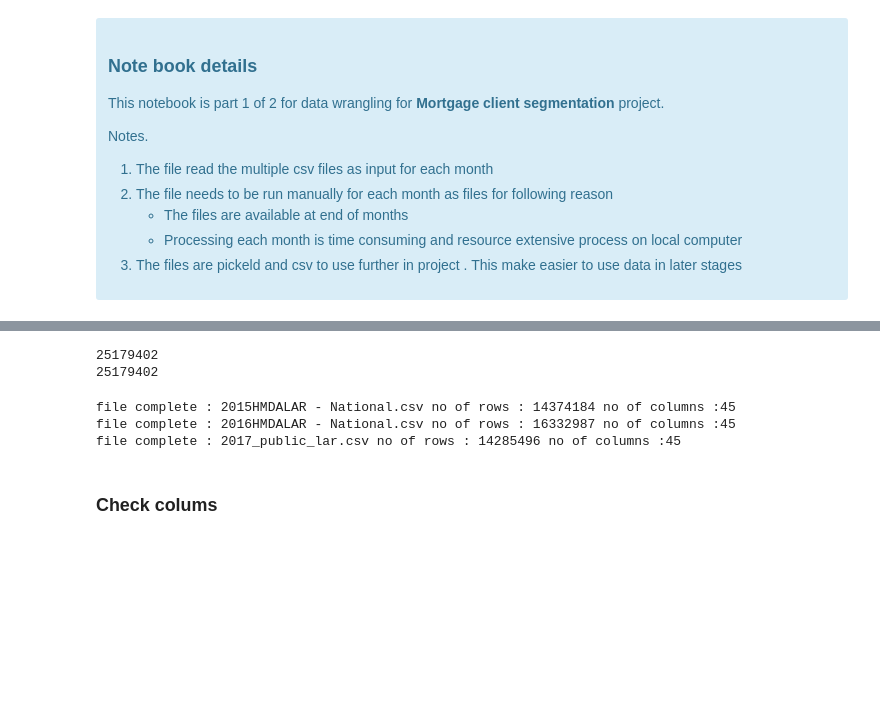
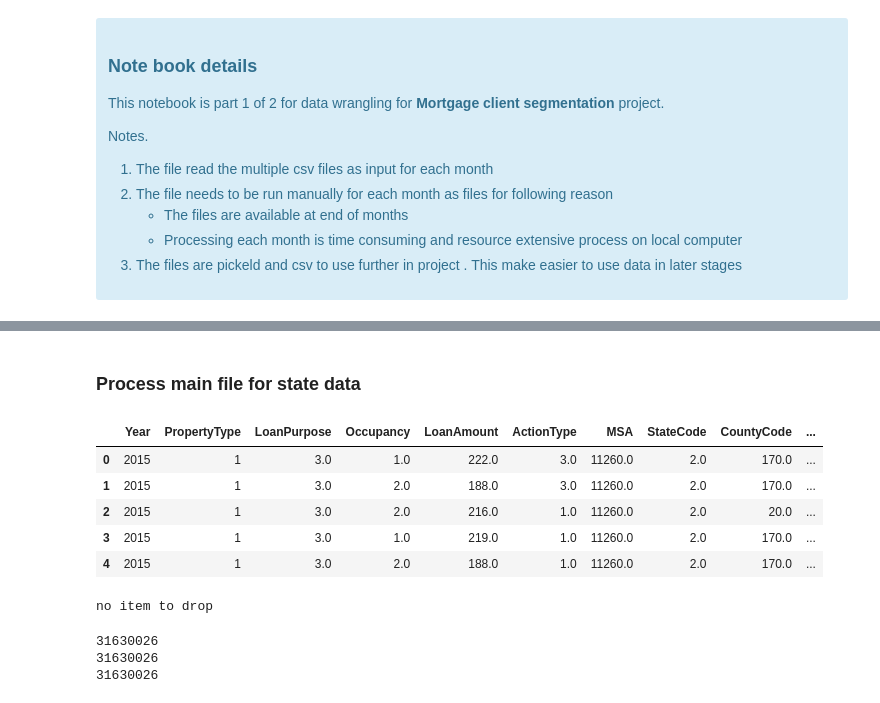
Before and after one commit to saurabhspundir/MortgageCustomerSegmentation, a Jupyter notebook: CapstoneII_DataWrangling_II_DataUpdate.ipynb, the cells around one changed output, grey strips where cells are left out. Cells and saved outputs as stored; diff of their text form; code cells hidden in the pictures; blank space fills up the shorter version.

```diff
--- a/CapstoneII_DataWrangling_II_DataUpdate.ipynb
+++ b/CapstoneII_DataWrangling_II_DataUpdate.ipynb
@@ -36,7 +36,7 @@ css = open('style/style-table.css').read() + open('style/style-notebook.css').re
 cssAnalysis = '.analysis {background:#5bffc0; }'
 HTML('<style>{} {}</style>'.format(css,cssAnalysis))
 pickle_file='df_selectdata_hmda.sa'
-df_selectdata = pickle.load( open( pickle_file, "rb" ) )
+df_readdata = pickle.load( open( pickle_file, "rb" ) )
 # %%
 county_data='data/county_csv.csv'
 
@@ -44,3 +82,24 @@ df_county=pd.read_csv(county_data, index_col=False,sep=',')
+# %%
+def createResultCol(row):
+    if (row.ActionType==1 ):
+        row.Result=1
+    elif (row.ActionType==2 ):
+        row.Result=1
+    elif (row.ActionType==3 ):
+        row.Result=0
+    elif (row.ActionType==4 ):
+        row.Result=np.NAN
+    elif (row.ActionType==5 ):
+        row.Result=np.NAN
+    elif (row.ActionType==6 ):
+        row.Result=1
+    elif (row.ActionType==7 ):
+        row.Result=0
+    elif (row.ActionType==8 ):
+        row.Result=1
+    else:
+        row.Result=np.NAN
+    return row
 # %%
 for col in ['StateCode','CountyCode']:
     #df_alldata[col]=df_alldata[col].fillna(0, inplace=True)
@@ -76,3 +122,5 @@ df_selectdata1=df_selectdata.merge(df_county,on=('StateCode','CountyCode'))
 # %%
-df_selectdata1#.loc[:,['year','MSA','StateCode','CountyCode','CountyCode_cenus','StateName','StateCode_cenus','CountyName']].head()
+df_selectdata_msa1=GetMSAData(df_readdata)
+df_selectdata_msa1=df_selectdata_msa1.apply(createResultCol,axis=1)
+df_selectdata_msa1.info()#.info()#.loc[:,['year','MSA','StateCode','CountyCode','CountyCode_cenus','StateName','StateCode_cenus','CountyName']].head()
 # %% [output]
@@ -120,6 +144,24 @@ df_selectdata1.iloc[:,:-1]
+# %% [markdown]
+### Process main file for state  data
+# %%
+df_selectdata_msa1.head()
+# %% [output]
+|  | Year | PropertyType | LoanPurpose | Occupancy | LoanAmount | ActionType | MSA | StateCode | CountyCode | ... |
+| 0 | 2015 | 1 | 3.0 | 1.0 | 222.0 | 3.0 | 11260.0 | 2.0 | 170.0 | ... |
+| 1 | 2015 | 1 | 3.0 | 2.0 | 188.0 | 3.0 | 11260.0 | 2.0 | 170.0 | ... |
+| 2 | 2015 | 1 | 3.0 | 2.0 | 216.0 | 1.0 | 11260.0 | 2.0 | 20.0 | ... |
+| 3 | 2015 | 1 | 3.0 | 1.0 | 219.0 | 1.0 | 11260.0 | 2.0 | 170.0 | ... |
+| 4 | 2015 | 1 | 3.0 | 2.0 | 188.0 | 1.0 | 11260.0 | 2.0 | 170.0 | ... |
+# %%
+df_alldata=removeDatatForNullColumns(df_selectdata_msa1)
+#df_readdata.info()
+# %% [output]
+no item to drop
 # %%
-print(len(df_selectdata1))
-print(len(df_selectdata))
+print(len(df_readdata))
+print(len(df_selectdata_msa1))
+print(len(df_alldata))
 # %% [output]
-25179402
-25179402
+31630026
+31630026
+31630026
@@ -144,20 +167,0 @@ def removeDatatForNullColumns(df):
-# %%
-# reading all files in monthly folder
-df_alldata =pd.DataFrame()
-folderpath='data/'
-
-for root,_,files in os.walk(folderpath):
-    for f in files:
-        fullpath=opath.join(root,f)
-        df_file=pd.read_csv(fullpath, index_col=False,sep=',',names=homeloancol)
-        df_alldata= df_alldata.append(df_file,ignore_index=True)
-        df_alldata=removeDatatForNullColumns(df_alldata)
-        print('file complete : '+f + ' no of rows : '+ str(len(df_file)) + ' no of columns :'+str(len(df_file.columns)))
-#df_alldata.set_index('id').sort_index()
-#df_alldata.columns=homeloancol
-# %% [output]
-file complete : 2015HMDALAR - National.csv no of rows : 14374184 no of columns :45
-file complete : 2016HMDALAR - National.csv no of rows : 16332987 no of columns :45
-file complete : 2017_public_lar.csv no of rows : 14285496 no of columns :45
-# %% [markdown]
-### Check colums
```
Also changed, not shown: parts of 58 cells of this notebook, 3 other files.
